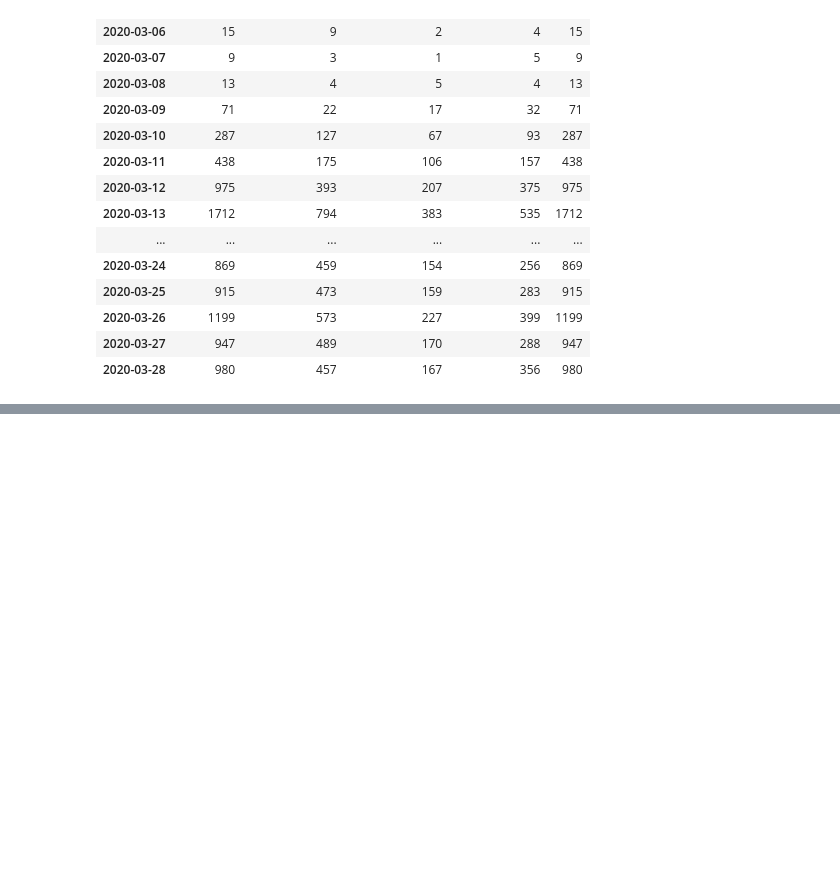
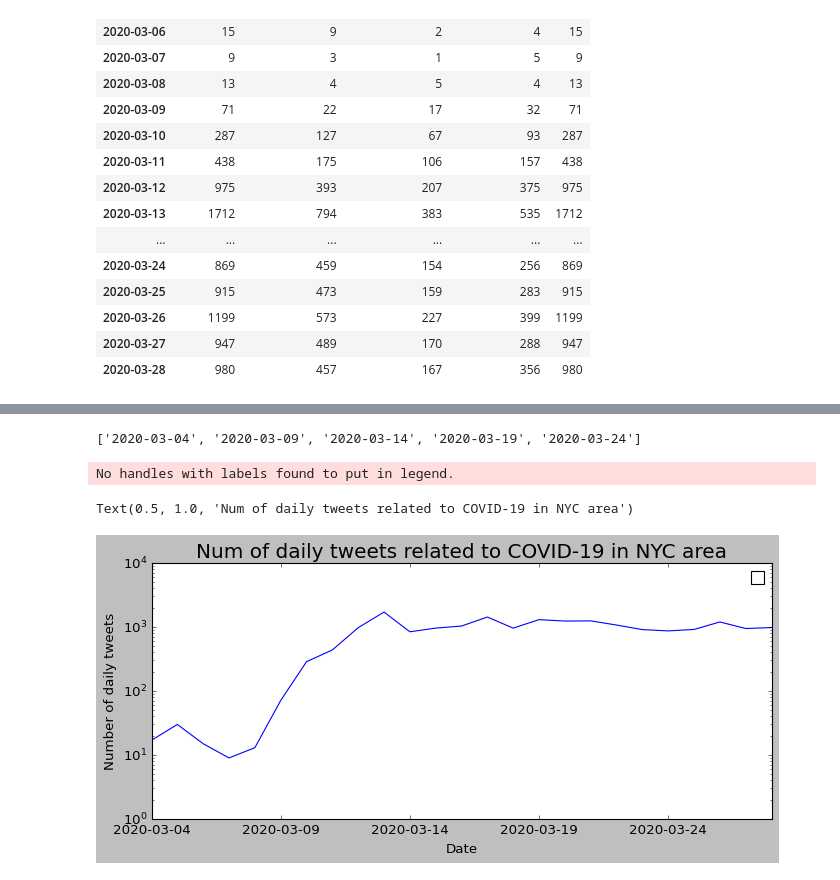
Before and after one commit to armandordorica/Twitter_Sentiment_Analysis, a Jupyter notebook: Covid19_NYC_ARIMA.ipynb, the cells around one changed output, grey strips where cells are left out. Drawn from its saved outputs; the diff is of its cells as text; code cells hidden in the pictures; blank space fills up the shorter version.

```diff
--- a/Covid19_NYC_ARIMA.ipynb
+++ b/Covid19_NYC_ARIMA.ipynb
@@ -775,0 +778,5 @@ df3
+# %%
+merged_df = merged_df[['Num of Cases in NY','positive tweets',
+       'negative tweets', 'neutral tweets', 'Total']]
+# %%
+merged_df.index= df3.index
@@ -775,0 +824,23 @@ df3
+# %%
+list_of_dates_twitter = list(merged_df['Total'].index)
+# %%
+x_ticks_twitter= [list_of_dates_twitter[i] for i in range(0, len(list_of_dates_twitter), 5)]
+# %%
+x_ticks_twitter
+# %% [output]
+['2020-03-04', '2020-03-09', '2020-03-14', '2020-03-19', '2020-03-24']
+# %%
+plt.figure(figsize = (10,4))
+
+plt.yscale("log")
+plt.plot(merged_df['Total'].index, merged_df['Total'] )
+plt.xticks(x_ticks_twitter)
+plt.ylabel("Number of daily tweets")
+plt.xlabel("Date")
+plt.legend()
+
+plt.title("Num of daily tweets related to COVID-19 in NYC area", fontsize = 18)
+# %% [output]
+No handles with labels found to put in legend.
+Text(0.5, 1.0, 'Num of daily tweets related to COVID-19 in NYC area')
+[figure, added]
```
Also changed, not shown: parts of 39 cells of this notebook.
